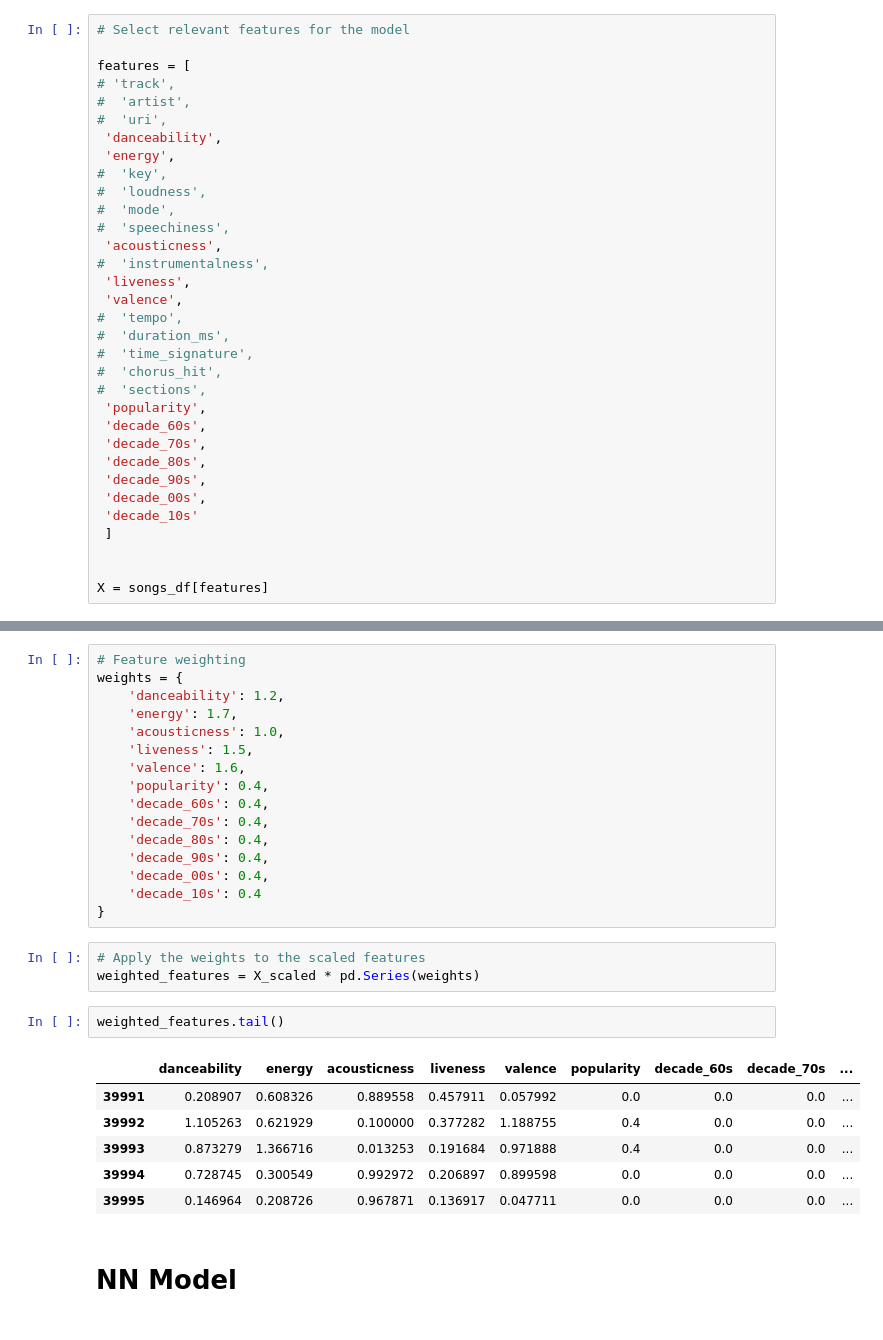
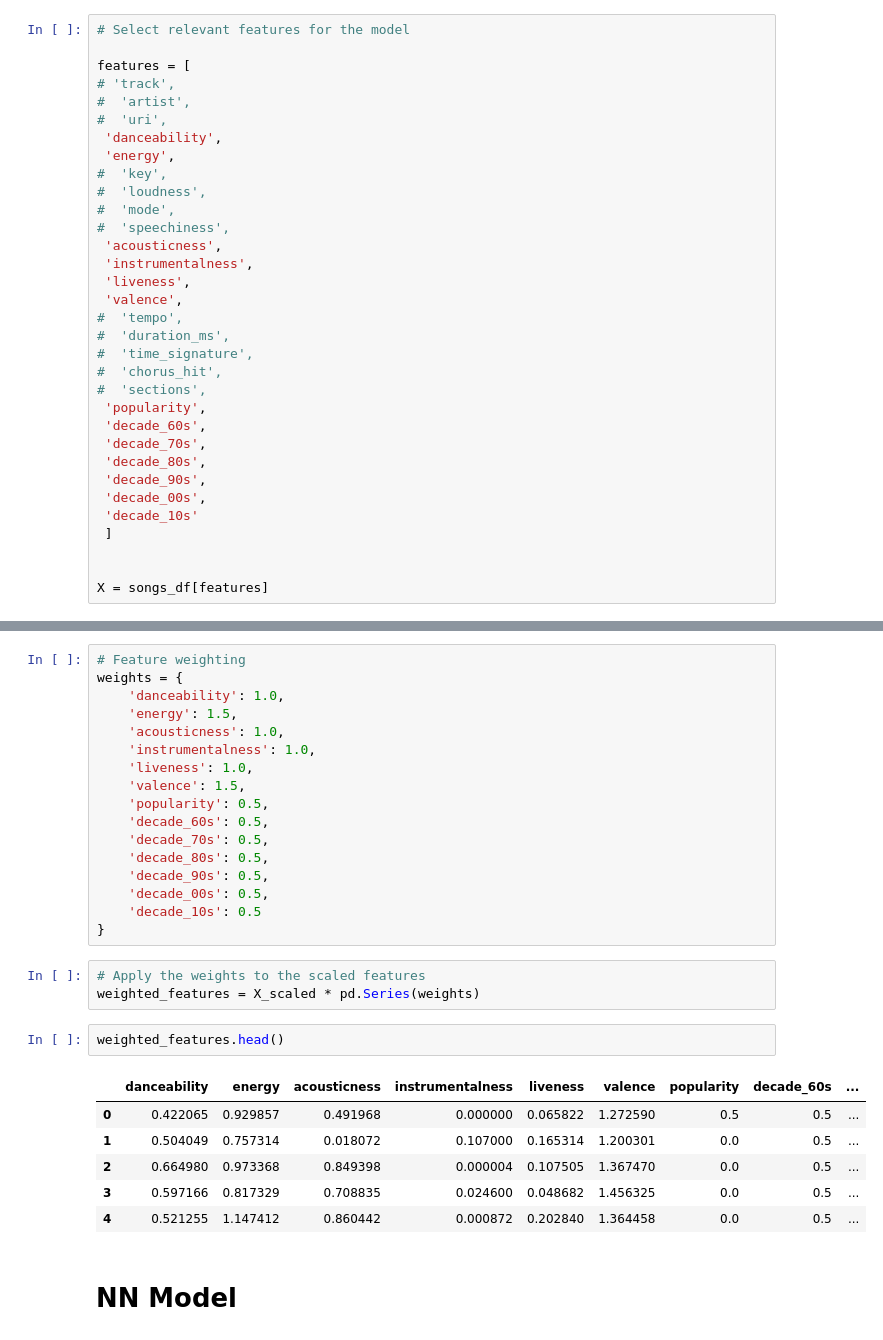
Before and after one commit to mftobin/Project4-stl, a Jupyter notebook: Evan_notebook.ipynb, the cells around one changed output, grey strips where cells are left out. Drawn from its saved outputs; the diff is of its cells as text.

```diff
--- a/Evan_notebook.ipynb
+++ b/Evan_notebook.ipynb
@@ -101,7 +96,7 @@ features = [
 #  'mode',
 #  'speechiness',
  'acousticness',
-#  'instrumentalness',
+ 'instrumentalness',
  'liveness',
  'valence',
 #  'tempo',
@@ -143,31 +138,32 @@ X_scaled.head()
 # %%
 # Feature weighting
 weights = {
-    'danceability': 1.2,
-    'energy': 1.7,
+    'danceability': 1.0,
+    'energy': 1.5,
     'acousticness': 1.0,
-    'liveness': 1.5,
-    'valence': 1.6,
-    'popularity': 0.4,
-    'decade_60s': 0.4,
-    'decade_70s': 0.4,
-    'decade_80s': 0.4,
-    'decade_90s': 0.4,
-    'decade_00s': 0.4,
-    'decade_10s': 0.4
+    'instrumentalness': 1.0,
+    'liveness': 1.0,
+    'valence': 1.5,
+    'popularity': 0.5,
+    'decade_60s': 0.5,
+    'decade_70s': 0.5,
+    'decade_80s': 0.5,
+    'decade_90s': 0.5,
+    'decade_00s': 0.5,
+    'decade_10s': 0.5
 }
 # %%
 # Apply the weights to the scaled features
 weighted_features = X_scaled * pd.Series(weights)
 # %%
-weighted_features.tail()
+weighted_features.head()
 # %% [output]
-|  | danceability | energy | acousticness | liveness | valence | popularity | decade_60s | decade_70s | ... |
-| 39991 | 0.208907 | 0.608326 | 0.889558 | 0.457911 | 0.057992 | 0.0 | 0.0 | 0.0 | ... |
-| 39992 | 1.105263 | 0.621929 | 0.100000 | 0.377282 | 1.188755 | 0.4 | 0.0 | 0.0 | ... |
-| 39993 | 0.873279 | 1.366716 | 0.013253 | 0.191684 | 0.971888 | 0.4 | 0.0 | 0.0 | ... |
-| 39994 | 0.728745 | 0.300549 | 0.992972 | 0.206897 | 0.899598 | 0.0 | 0.0 | 0.0 | ... |
-| 39995 | 0.146964 | 0.208726 | 0.967871 | 0.136917 | 0.047711 | 0.0 | 0.0 | 0.0 | ... |
+|  | danceability | energy | acousticness | instrumentalness | liveness | valence | popularity | decade_60s | ... |
+| 0 | 0.422065 | 0.929857 | 0.491968 | 0.000000 | 0.065822 | 1.272590 | 0.5 | 0.5 | ... |
+| 1 | 0.504049 | 0.757314 | 0.018072 | 0.107000 | 0.165314 | 1.200301 | 0.0 | 0.5 | ... |
+| 2 | 0.664980 | 0.973368 | 0.849398 | 0.000004 | 0.107505 | 1.367470 | 0.0 | 0.5 | ... |
+| 3 | 0.597166 | 0.817329 | 0.708835 | 0.024600 | 0.048682 | 1.456325 | 0.0 | 0.5 | ... |
+| 4 | 0.521255 | 1.147412 | 0.860442 | 0.000872 | 0.202840 | 1.364458 | 0.0 | 0.5 | ... |
 # %% [markdown]
 # NN Model
 # %%
```
Also changed, not shown: parts of 7 cells of this notebook.
